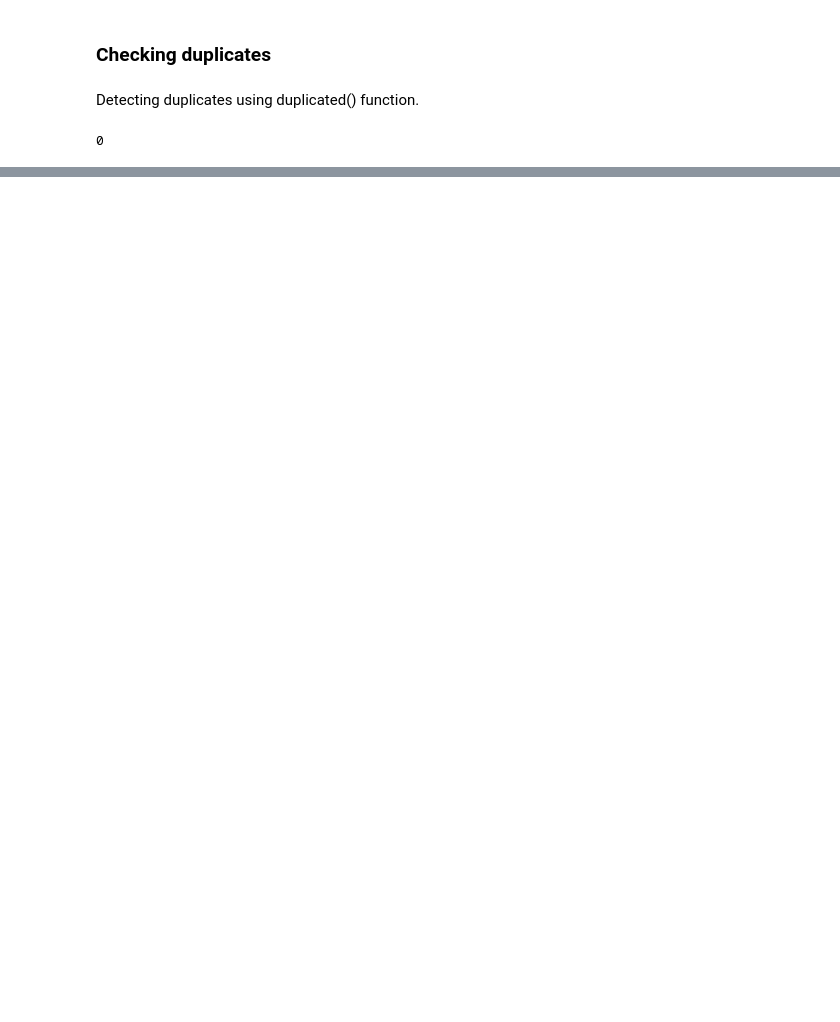
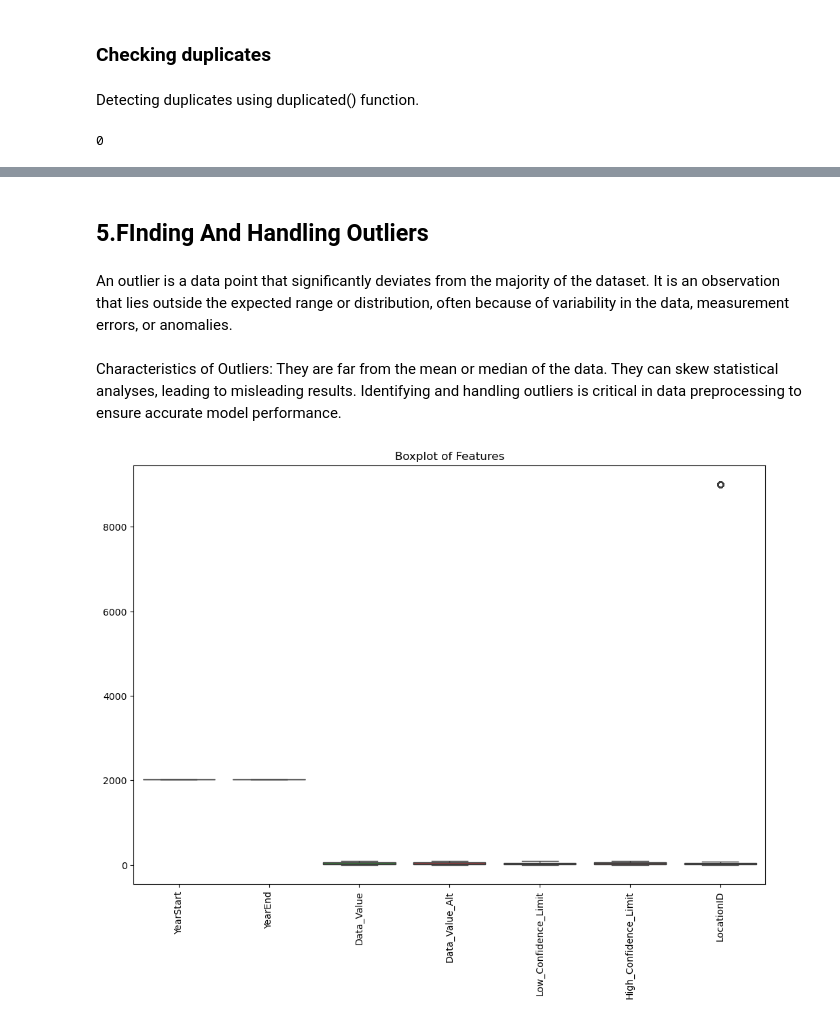
Before and after one commit to Shinomaryphilipose/DATASCIENCEML_PROJECT_AlzheimersAnd-Healthyaging, a Jupyter notebook: DataScience&ML_Project.ipynb, the cells around one changed output, grey strips where cells are left out. Cells and saved outputs as stored; diff of their text form; code cells hidden in the pictures; blank space fills up the shorter version.

```diff
--- a/DataScience&ML_Project.ipynb
+++ b/DataScience&ML_Project.ipynb
@@ -274,0 +416,6 @@ df2.duplicated().sum()
+# %%
+# Replace NaN  with 0
+df1['Data_Value_Footnote'] = df1['Data_Value_Footnote'].fillna(0)
+
+print("\nDataFrame after replacing NaN in column 'Data_Value_Footnote' with 0:")
+print(df1)
@@ -274,0 +440,6 @@ df2.duplicated().sum()
+# %%
+# Replace NaN  with 0
+df1['StratificationCategory2'] = df1['StratificationCategory2'].fillna(0)
+
+print("\nDataFrame after replacing NaN in column 'StratificationCategory2' with 0:")
+print(df1)
@@ -274,0 +464,6 @@ df2.duplicated().sum()
+# %%
+# Replace NaN  with 0
+df1['Stratification2'] = df1['Stratification2'].fillna(0)
+
+print("\nDataFrame after replacing NaN in column 'Stratification2' with 0:")
+print(df1)
@@ -274,0 +488,6 @@ df2.duplicated().sum()
+# %%
+# Replace NaN  with 0
+df1['Geolocation'] = df1['Geolocation'].fillna(0)
+
+print("\nDataFrame after replacing NaN in column 'Geolocation' with 0:")
+print(df1)
@@ -274,0 +512,16 @@ df2.duplicated().sum()
+# %% [markdown]
+## 5.FInding And Handling Outliers
+# %% [markdown]
+An outlier is a data point that significantly deviates from the majority of the dataset. It is an observation that lies outside the expected range or distribution, often because of variability in the data, measurement errors, or anomalies.
+# %% [markdown]
+Characteristics of Outliers: They are far from the mean or median of the data. They can skew statistical analyses, leading to misleading results. Identifying and handling outliers is critical in data preprocessing to ensure accurate model performance.
+# %%
+#Check skewness of the data
+#Display boxplot of each column
+plt.figure(figsize=(12,8))
+sns.boxplot(df1)
+plt.xticks(rotation=90)
+plt.title('Boxplot of Features')
+plt.show()
+# %% [output]
+[figure, added]
```
Also changed, not shown: parts of 77 cells of this notebook.
